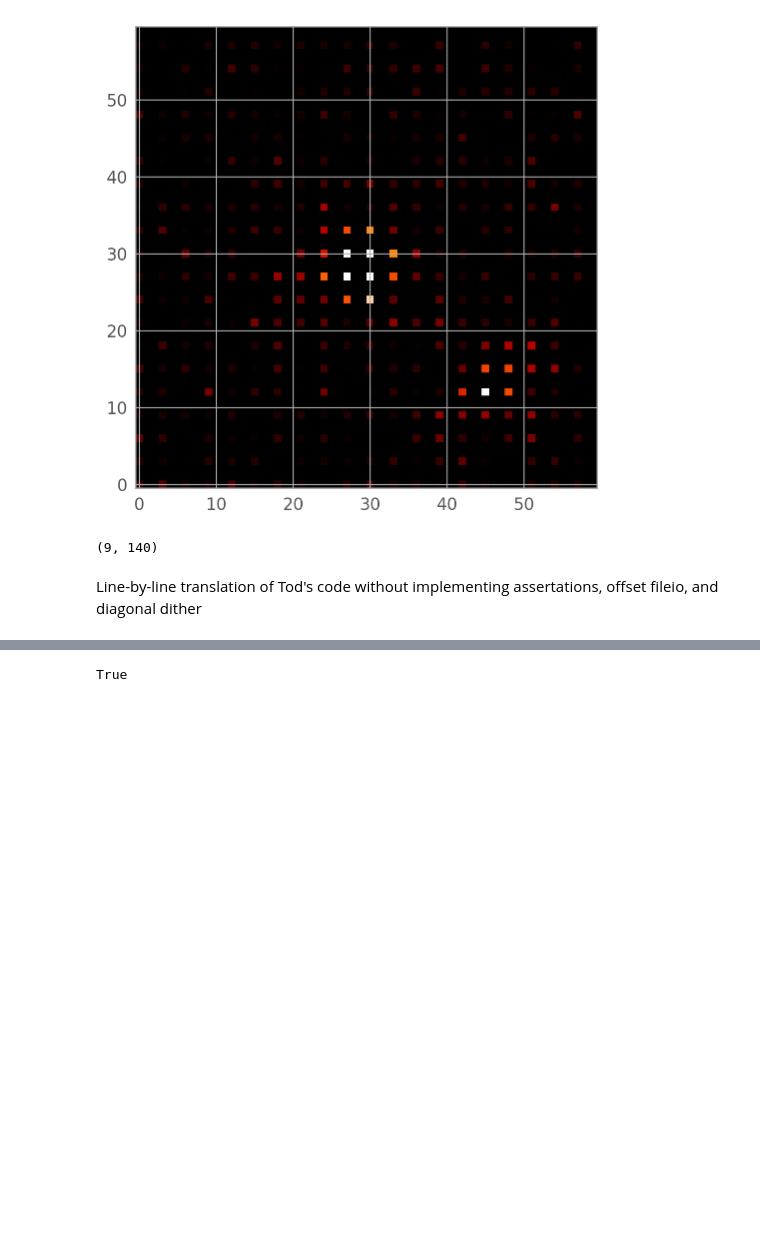
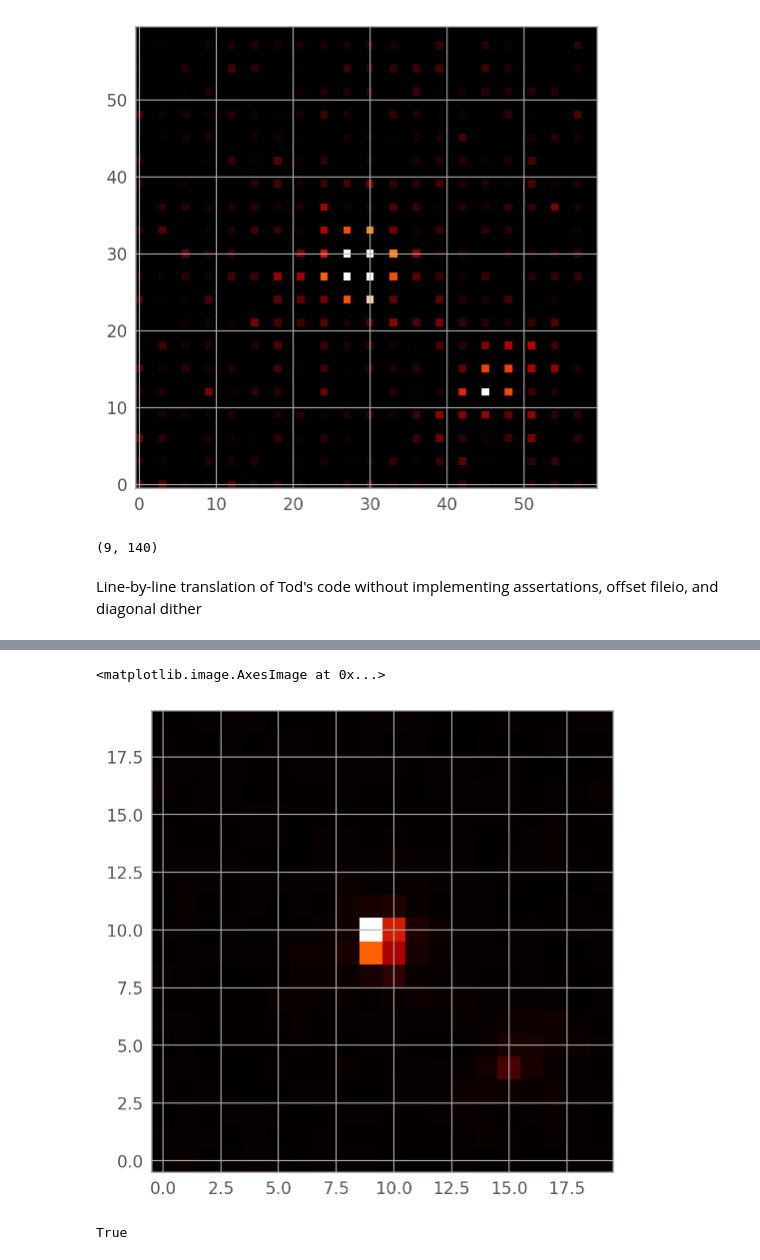
Before and after one commit to Chisen-Lupus/proper-dither, a Jupyter notebook: demo.ipynb, the cells around one changed output, grey strips where cells are left out. Saved outputs shown, nothing was run; the diff lists cells and outputs as text; code cells hidden in the pictures; blank space fills up the shorter version.

```diff
--- a/demo.ipynb
+++ b/demo.ipynb
@@ -1531,3 +1566,8 @@ Image 1, power 0j, sector 1
+# %%
+plt.imshow(data)
+# %% [output]
+<matplotlib.image.AxesImage at 0x...>
+[figure, added]
 # %%
 np.newaxis is None
 # %% [output]
```
Also changed, not shown: parts of 5 cells of this notebook.
